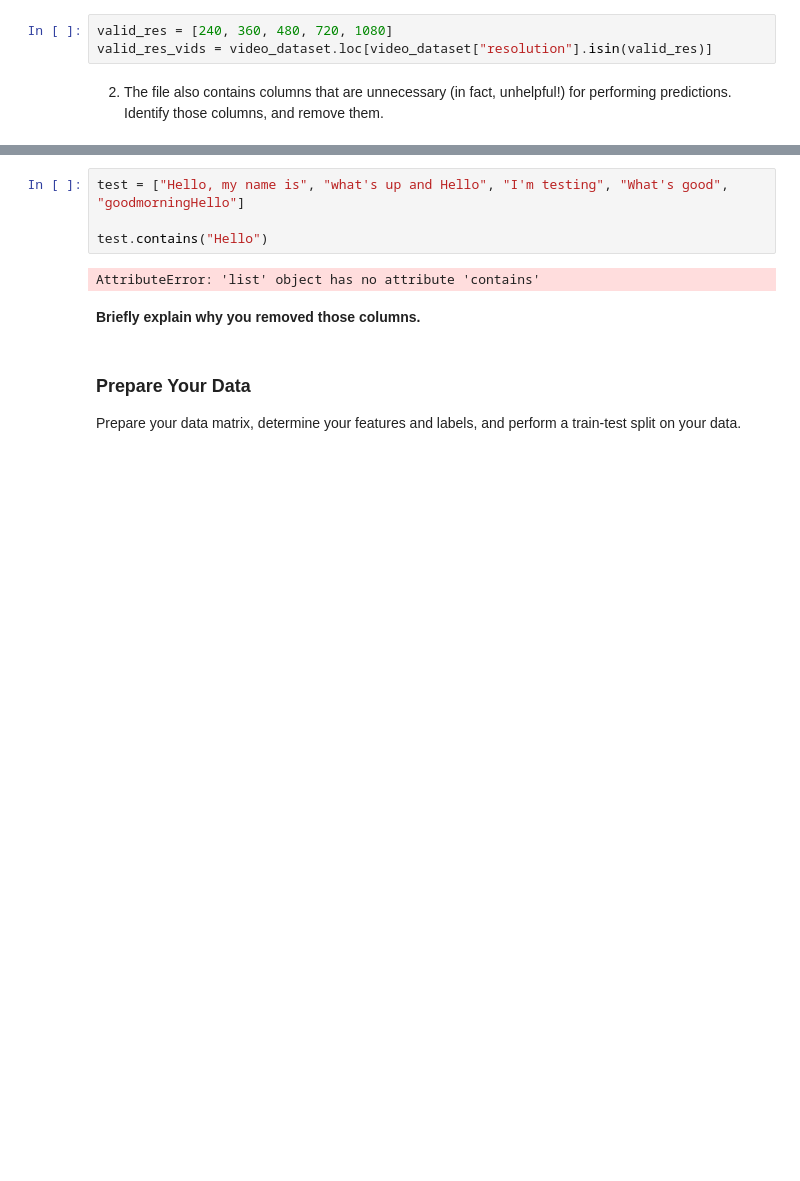
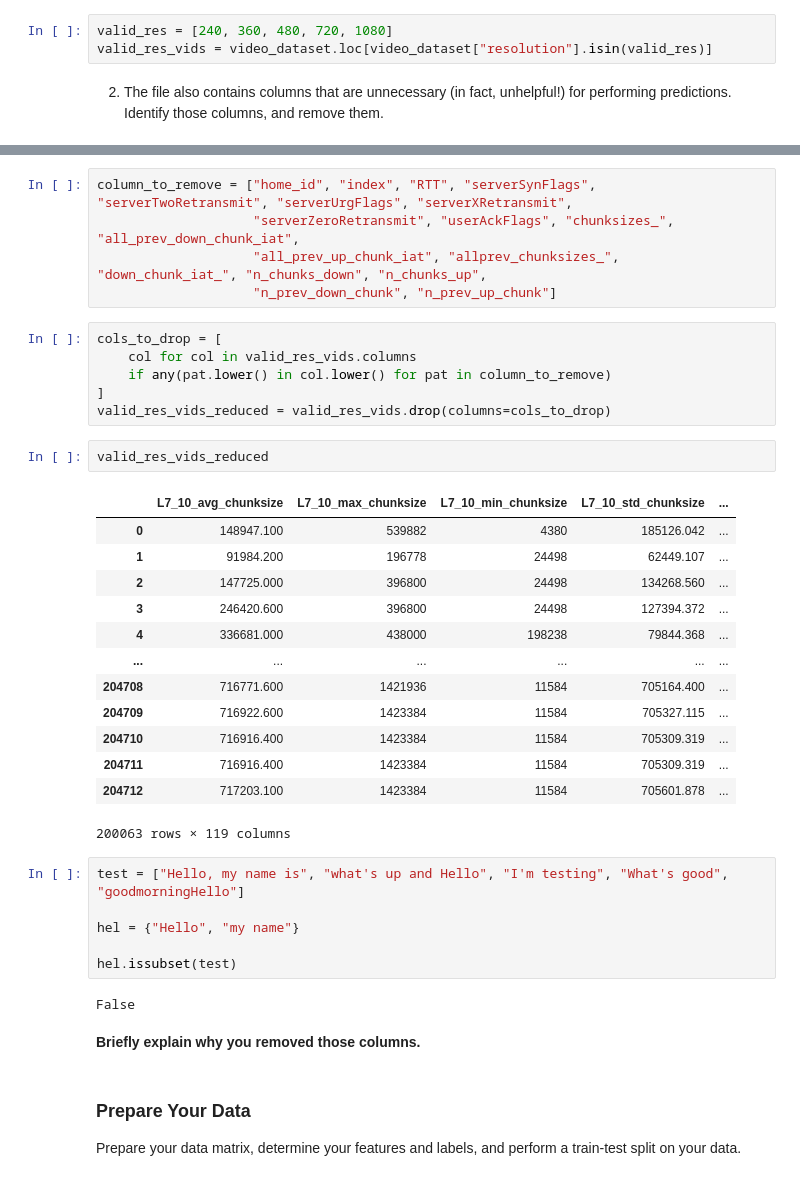
Before and after one commit to md-45/ml-systems-copy, a Jupyter notebook: docs/assignments/1-Video-Quality-Inference.ipynb, the cells around one changed output, grey strips where cells are left out. Cells and saved outputs as stored; diff of their text form; blank space fills up the shorter version.

Commit message:
Started to remove columns

```diff
--- a/docs/assignments/1-Video-Quality-Inference.ipynb
+++ b/docs/assignments/1-Video-Quality-Inference.ipynb
@@ -225,12 +225,41 @@ column_to_remove = ["home_id", "index", "RTT", "serverSynFlags", "serverTwoRetra
 valid_res_vids.columns.contains(column_to_remove)
 # %% [output]
 AttributeError: 'Index' object has no attribute 'contains'
+# %%
+column_to_remove = ["home_id", "index", "RTT", "serverSynFlags", "serverTwoRetransmit", "serverUrgFlags", "serverXRetransmit",
+                    "serverZeroRetransmit", "userAckFlags", "chunksizes_", "all_prev_down_chunk_iat",
+                    "all_prev_up_chunk_iat", "allprev_chunksizes_", "down_chunk_iat_", "n_chunks_down", "n_chunks_up",
+                    "n_prev_down_chunk", "n_prev_up_chunk"]
+# %%
+cols_to_drop = [
+    col for col in valid_res_vids.columns
+    if any(pat.lower() in col.lower() for pat in column_to_remove)
+]
+valid_res_vids_reduced = valid_res_vids.drop(columns=cols_to_drop)
+# %%
+valid_res_vids_reduced
+# %% [output]
+|  | L7_10_avg_chunksize | L7_10_max_chunksize | L7_10_min_chunksize | L7_10_std_chunksize | ... |
+| 0 | 148947.100 | 539882 | 4380 | 185126.042 | ... |
+| 1 | 91984.200 | 196778 | 24498 | 62449.107 | ... |
+| 2 | 147725.000 | 396800 | 24498 | 134268.560 | ... |
+| 3 | 246420.600 | 396800 | 24498 | 127394.372 | ... |
+| 4 | 336681.000 | 438000 | 198238 | 79844.368 | ... |
+| ... | ... | ... | ... | ... | ... |
+| 204708 | 716771.600 | 1421936 | 11584 | 705164.400 | ... |
+| 204709 | 716922.600 | 1423384 | 11584 | 705327.115 | ... |
+| 204710 | 716916.400 | 1423384 | 11584 | 705309.319 | ... |
+| 204711 | 716916.400 | 1423384 | 11584 | 705309.319 | ... |
+| 204712 | 717203.100 | 1423384 | 11584 | 705601.878 | ... |
+200063 rows × 119 columns
 # %%
 test = ["Hello, my name is", "what's up and Hello", "I'm testing", "What's good", "goodmorningHello"]
 
-test.contains("Hello")
+hel = {"Hello", "my name"}
+
+hel.issubset(test)
 # %% [output]
-AttributeError: 'list' object has no attribute 'contains'
+False
 # %% [markdown]
 **Briefly explain why you removed those columns.**
 # %% [markdown]
```
Also changed, not shown: parts of 1 cell of this notebook.
